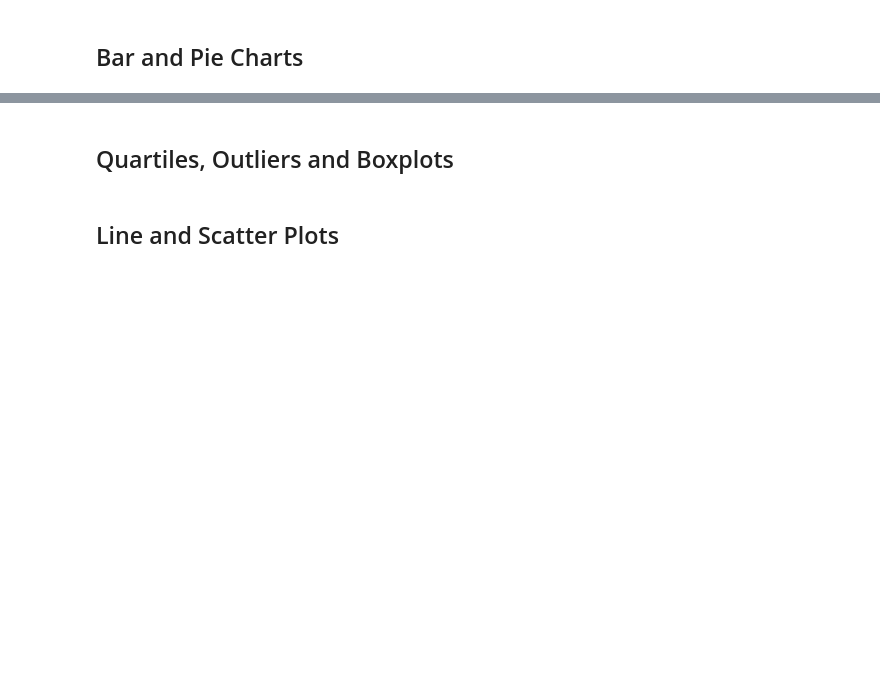
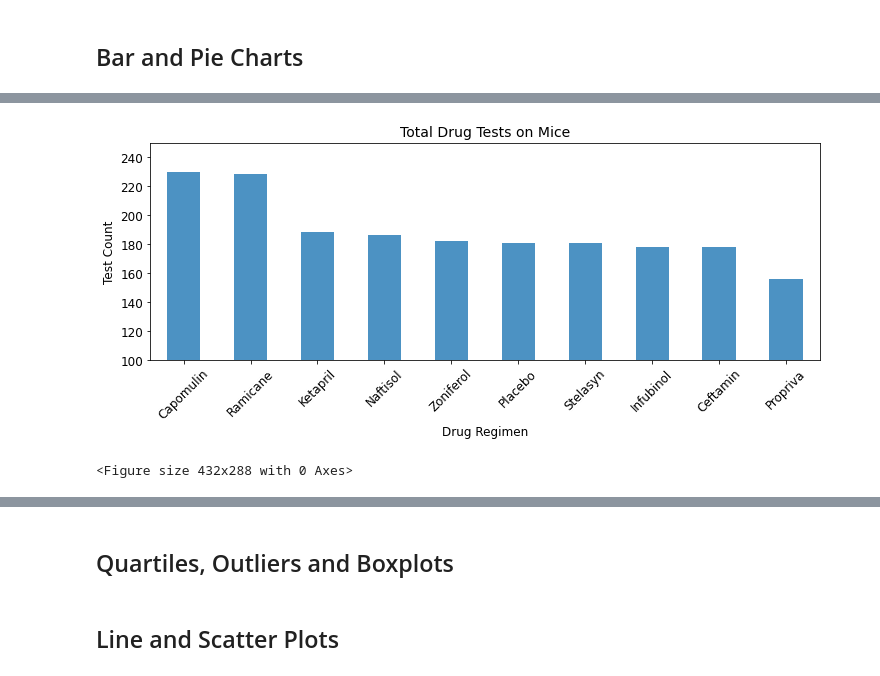
Before and after one commit to CicilyGeorge/Matplotlib-challenge, a Jupyter notebook: pymaceuticals.ipynb, the cells around one changed output, grey strips where cells are left out. Drawn from its saved outputs; the diff is of its cells as text; code cells hidden in the pictures; blank space fills up the shorter version.

```diff
--- a/pymaceuticals.ipynb
+++ b/pymaceuticals.ipynb
@@ -101,0 +169,20 @@ mouse_count2
+# %%
+# Generate a bar plot showing the total number of mice for each treatment throughout the course of the study using pyplot.
+x_axis = np.arange(len(drug_test_count))
+tick_locations = [value for value in x_axis]
+
+plt.figure(figsize=(12,4))
+plt.bar(x_axis, drug_test_count['Mouse Count'], alpha=0.8, width=.5)
+plt.xticks(tick_locations, drug_test_count['Drug Regimen'], rotation=45)
+
+plt.title("Total Drug Tests on Mice", fontsize=14)
+plt.xlabel("Drug Regimen")
+plt.ylabel("Test Count")
+plt.xlim(-0.5, len(x_axis)-0.5)
+plt.ylim(100, max(drug_test_count['Mouse Count'])+20)
+
+plt.show()
+plt.tight_layout()
+# %% [output]
+[figure, added]
+<Figure size 432x288 with 0 Axes>
```
Also changed, not shown: parts of 17 cells of this notebook.
